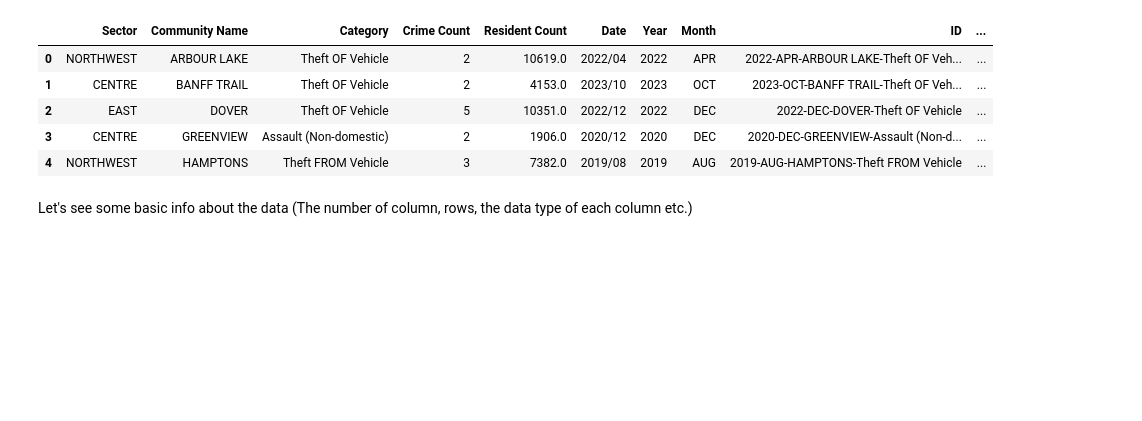
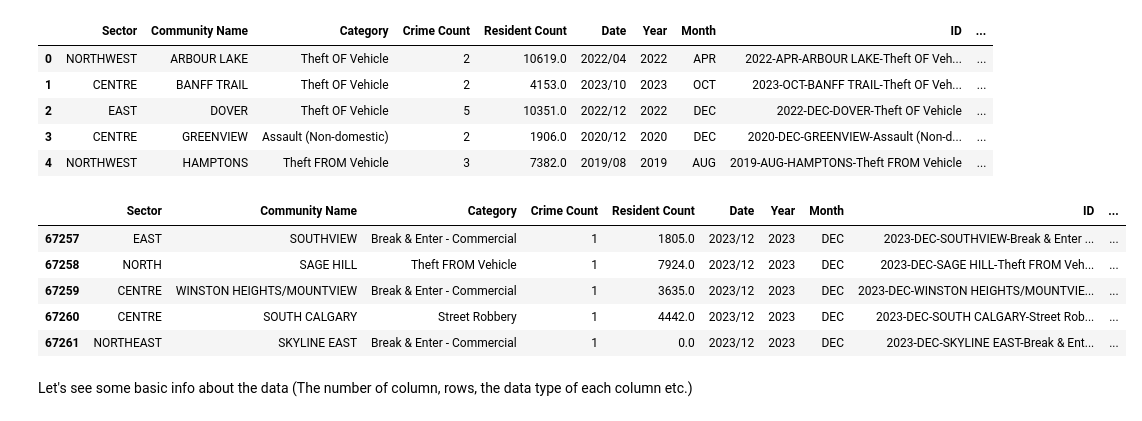
Before and after one commit to safarzadeh-reza/ENGO645-Assignments, a Jupyter notebook: source/notebooks/L2/using_pandas.ipynb, the cells around one changed output. Cells and saved outputs as stored; diff of their text form; code cells hidden in the pictures; blank space fills up the shorter version.

```diff
--- a/source/notebooks/L2/using_pandas.ipynb
+++ b/source/notebooks/L2/using_pandas.ipynb
@@ -58,6 +58,16 @@ data.head()
 | 2 | EAST | DOVER | Theft OF Vehicle | 5 | 10351.0 | 2022/12 | 2022 | DEC | 2022-DEC-DOVER-Theft OF Vehicle | ... |
 | 3 | CENTRE | GREENVIEW | Assault (Non-domestic) | 2 | 1906.0 | 2020/12 | 2020 | DEC | 2020-DEC-GREENVIEW-Assault (Non-d... | ... |
 | 4 | NORTHWEST | HAMPTONS | Theft FROM Vehicle | 3 | 7382.0 | 2019/08 | 2019 | AUG | 2019-AUG-HAMPTONS-Theft FROM Vehicle | ... |
+# %%
+# print the last 5 rows of data
+data.tail()
+# %% [output]
+|  | Sector | Community Name | Category | Crime Count | Resident Count | Date | Year | Month | ID | ... |
+| 67257 | EAST | SOUTHVIEW | Break & Enter - Commercial | 1 | 1805.0 | 2023/12 | 2023 | DEC | 2023-DEC-SOUTHVIEW-Break & Enter ... | ... |
+| 67258 | NORTH | SAGE HILL | Theft FROM Vehicle | 1 | 7924.0 | 2023/12 | 2023 | DEC | 2023-DEC-SAGE HILL-Theft FROM Veh... | ... |
+| 67259 | CENTRE | WINSTON HEIGHTS/MOUNTVIEW | Break & Enter - Commercial | 1 | 3635.0 | 2023/12 | 2023 | DEC | 2023-DEC-WINSTON HEIGHTS/MOUNTVIE... | ... |
+| 67260 | CENTRE | SOUTH CALGARY | Street Robbery | 1 | 4442.0 | 2023/12 | 2023 | DEC | 2023-DEC-SOUTH CALGARY-Street Rob... | ... |
+| 67261 | NORTHEAST | SKYLINE EAST | Break & Enter - Commercial | 1 | 0.0 | 2023/12 | 2023 | DEC | 2023-DEC-SKYLINE EAST-Break & Ent... | ... |
 # %% [markdown]
 Let's see some basic info about the data (The number of column, rows, the data type of each column etc.)
 # %%
```
Also changed, not shown: parts of 70 cells of this notebook, 1 other file.
